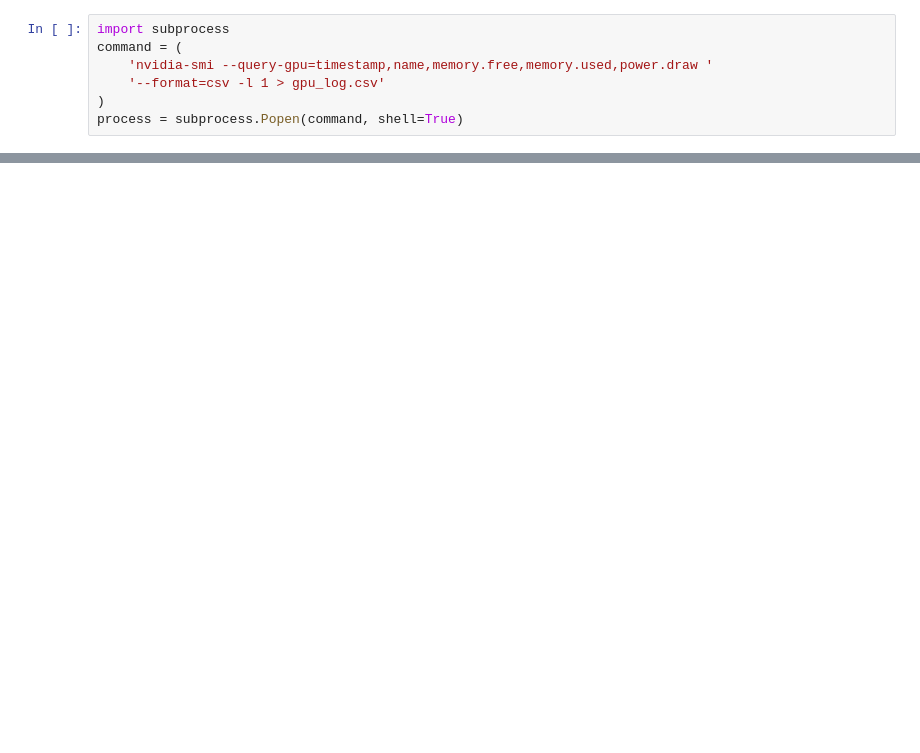
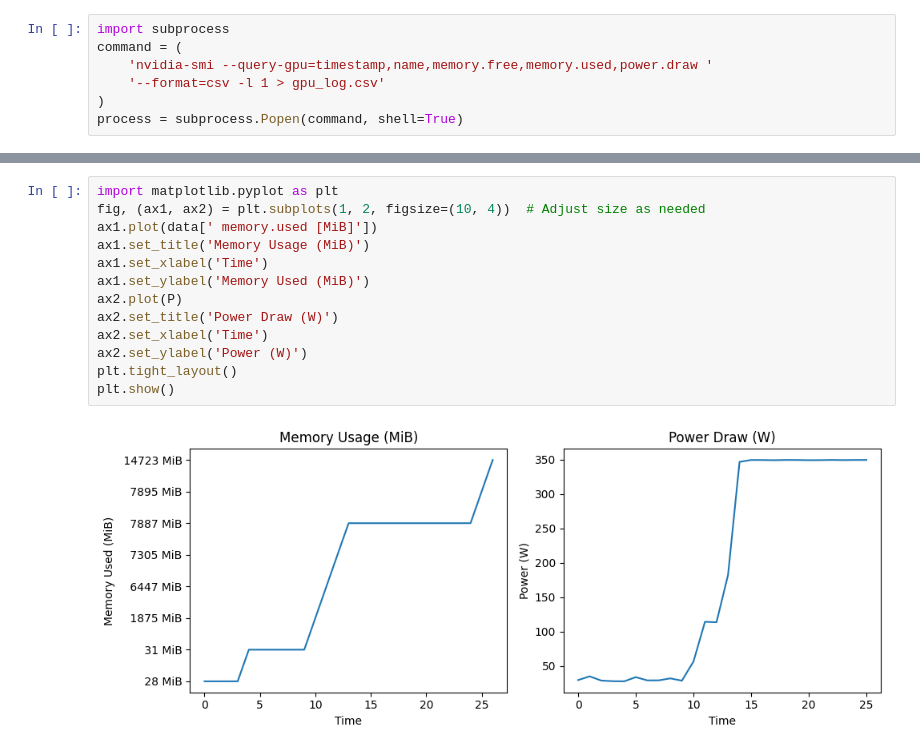
Before and after one commit to danjacobellis/power, a Jupyter notebook: power.ipynb, the cells around one changed output, grey strips where cells are left out. Cells and saved outputs as stored; diff of their text form; blank space fills up the shorter version.

Commit message:
memory and power

```diff
--- a/power.ipynb
+++ b/power.ipynb
@@ -38,0 +39,15 @@ print(E, "Joules")
+# %%
+import matplotlib.pyplot as plt
+fig, (ax1, ax2) = plt.subplots(1, 2, figsize=(10, 4))  # Adjust size as needed
+ax1.plot(data[' memory.used [MiB]'])
+ax1.set_title('Memory Usage (MiB)')
+ax1.set_xlabel('Time')
+ax1.set_ylabel('Memory Used (MiB)')
+ax2.plot(P)
+ax2.set_title('Power Draw (W)')
+ax2.set_xlabel('Time')
+ax2.set_ylabel('Power (W)')
+plt.tight_layout()
+plt.show()
+# %% [output]
+[figure, added]
```
Also changed, not shown: parts of 2 cells of this notebook.
